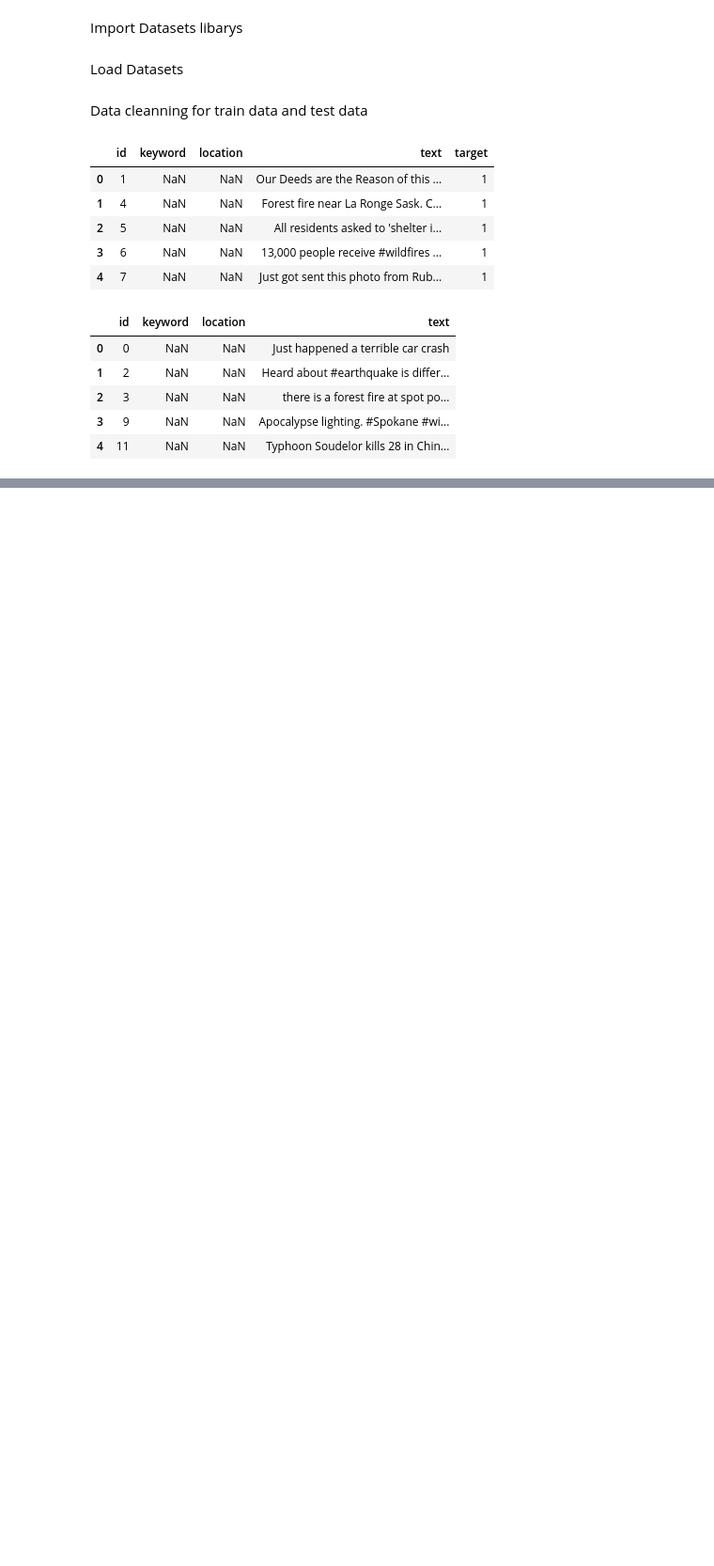
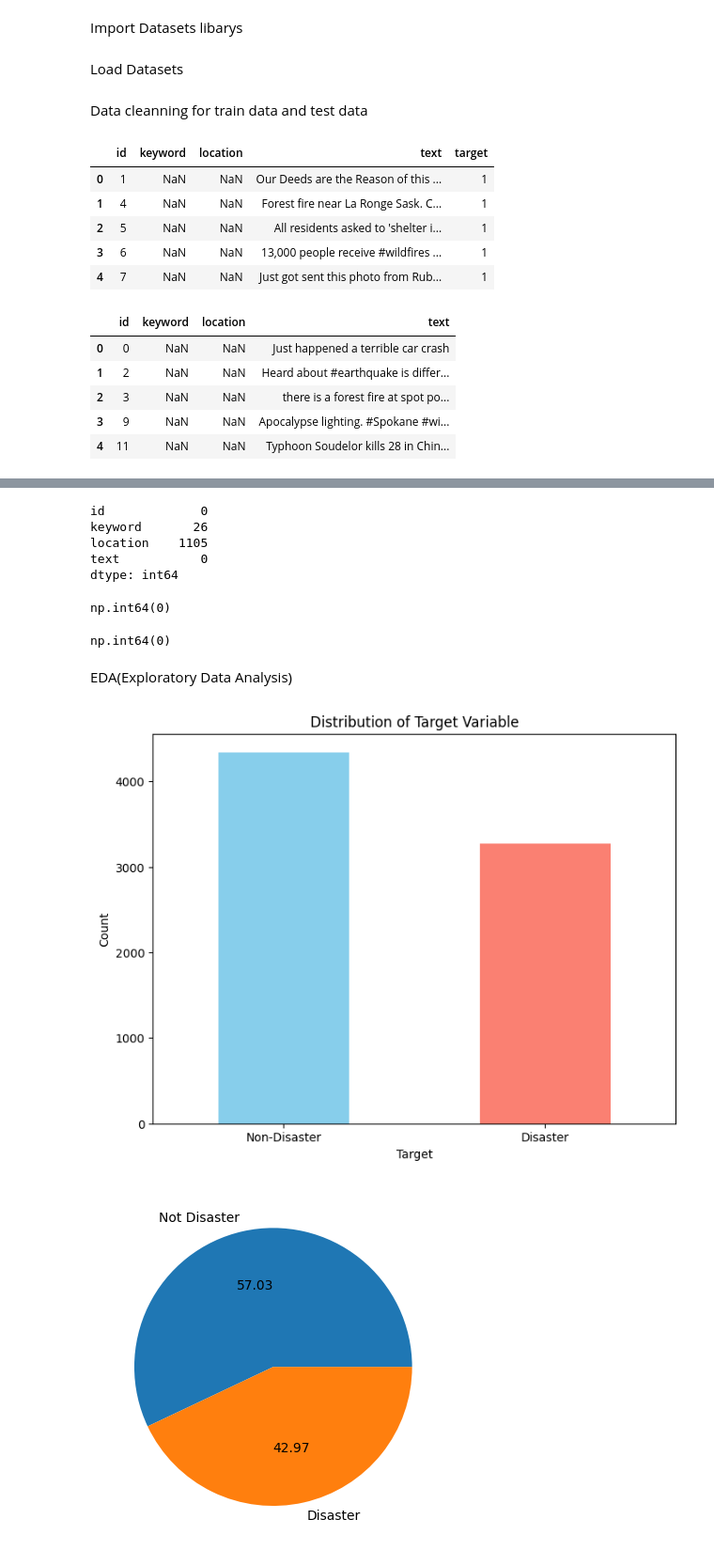
Before and after one commit to poojavh21/pooja_kaggle, a Jupyter notebook: Main_File/project.ipynb, the cells around one changed output, grey strips where cells are left out. Shown at 94% size. Drawn from its saved outputs; the diff is of its cells as text; code cells hidden in the pictures; blank space fills up the shorter version.

Commit message:
Data Cleaning and EDA

```diff
--- a/Main_File/project.ipynb
+++ b/Main_File/project.ipynb
@@ -32,0 +113,31 @@ test_data.head()
+# %%
+test_data.isnull().sum()
+# %% [output]
+id             0
+keyword       26
+location    1105
+text           0
+dtype: int64
+# %%
+train_data.duplicated().sum()
+# %% [output]
+np.int64(0)
+# %%
+test_data.duplicated().sum()
+# %% [output]
+np.int64(0)
+# %% [markdown]
+EDA(Exploratory Data Analysis)
+# %%
+plt.figure(figsize=(8, 6))
+train_data['target'].value_counts().plot(kind='bar', color=['skyblue', 'salmon'])
+plt.title('Distribution of Target Variable')
+plt.xlabel('Target')
+plt.ylabel('Count')
+plt.xticks(ticks=[0, 1], labels=['Non-Disaster', 'Disaster'], rotation=0)
+plt.show()
+plt.pie(x=train_data['target'].value_counts(),labels=['Not Disaster', 'Disaster'],autopct='%0.2f')
+plt.show()
+# %% [output]
+[figure, added]
+[figure, added]
```
Also changed, not shown: parts of 9 cells of this notebook.
